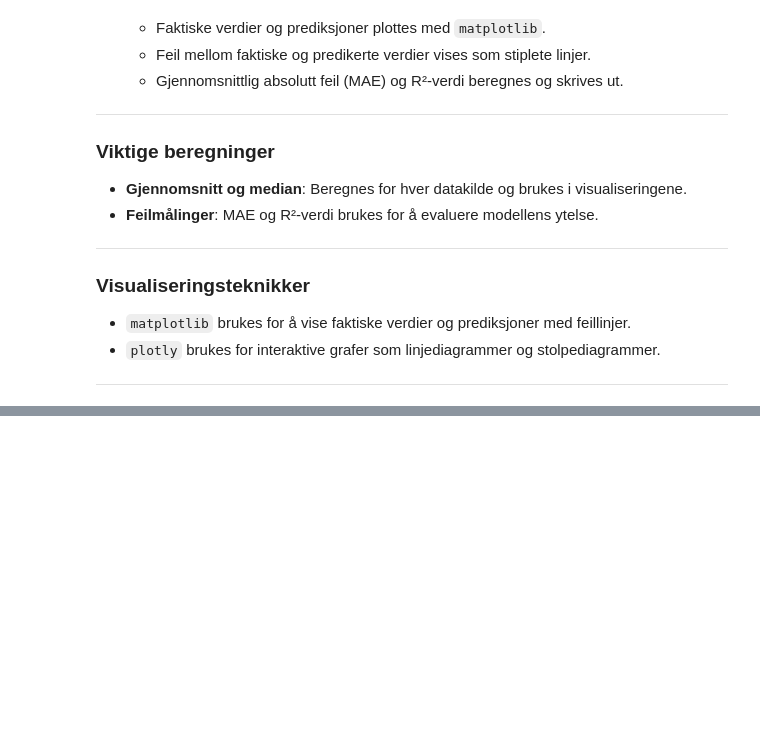
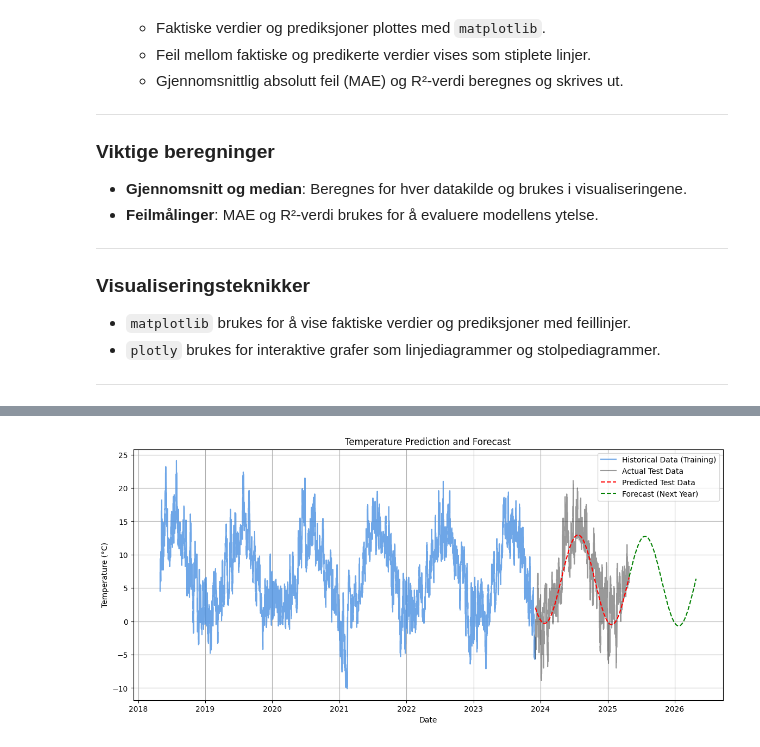
Before and after one commit to Trankevin01/Miljoedataanalyseapplikasjon, a Jupyter notebook: proj_environment/notebooks/3. Plotting av data.ipynb, the cells around one changed output, grey strips where cells are left out. Drawn from its saved outputs; the diff is of its cells as text; code cells hidden in the pictures; blank space fills up the shorter version.

Commit message:
Fikset forecastingen

```diff
--- a/proj_environment/notebooks/3. Plotting av data.ipynb
+++ b/proj_environment/notebooks/3. Plotting av data.ipynb
@@ -40,3 +40,84 @@ Koden starter med å importere nødvendige biblioteker for dataanalyse, maskinl
 - `plotly` brukes for interaktive grafer som linjediagrammer og stolpediagrammer.
 
 ---
+# %%
+# Import necessary libraries
+import matplotlib.pyplot as plt
+from sklearn.linear_model import LinearRegression
+from sklearn.metrics import mean_squared_error
+import pandas as pd
+
+# Load temperature data
+temperature_data = pd.read_csv("../data/temperature_data.csv")
+
+# Convert referenceTime to datetime
+temperature_data['referenceTime'] = pd.to_datetime(temperature_data['referenceTime'], errors='coerce')
+
+# Drop rows with invalid datetime values
+temperature_data = temperature_data.dropna(subset=['referenceTime'])
+
+# Feature Engineering: Add day count and seasonality features
+temperature_data['Day'] = (temperature_data['referenceTime'] - temperature_data['referenceTime'].min()).dt.days
+temperature_data['Sin_Day'] = np.sin(2 * np.pi * temperature_data['Day'] / 365)
+temperature_data['Cos_Day'] = np.cos(2 * np.pi * temperature_data['Day'] / 365)
+
+# Split into training and testing sets
+train_size = int(0.8 * len(temperature_data))
+train = temperature_data.iloc[:train_size]
+test = temperature_data.iloc[train_size:]
+
+X_train = train[['Day', 'Sin_Day', 'Cos_Day']]
+y_train = train['value']
+
+X_test = test[['Day', 'Sin_Day', 'Cos_Day']]
+y_test = test['value']
+
+# Train Linear Regression Model
+model = LinearRegression()
+model.fit(X_train, y_train)
+
+# Make Predictions
+y_pred = model.predict(X_test)
+
+# Evaluate the model
+mse = mean_squared_error(y_test, y_pred)
+print(f"Mean Squared Error (MSE) on Test Set: {mse:.3f}")
+
+# Generate future dates for the next year
+future_days = 365
+last_day = temperature_data['referenceTime'].max()
+future_dates = pd.date_range(start=last_day + pd.Timedelta(days=1), periods=future_days)
+
+# Create a DataFrame for future dates
+future_data = pd.DataFrame({'referenceTime': future_dates})
+future_data['Day'] = (future_data['referenceTime'] - temperature_data['referenceTime'].min()).dt.days
+future_data['Sin_Day'] = np.sin(2 * np.pi * future_data['Day'] / 365)
+future_data['Cos_Day'] = np.cos(2 * np.pi * future_data['Day'] / 365)
+
+# Predict future temperatures
+X_future = future_data[['Day', 'Sin_Day', 'Cos_Day']]
+future_data['Predicted_Temperature'] = model.predict(X_future)
+
+# Plot the results including the forecast
+plt.figure(figsize=(14, 6))
+
+# Plot historical data (training data only) with a warmer blue
+plt.plot(train['referenceTime'], y_train, label='Historical Data (Training)', color='#4a90e2', alpha=0.8)
+
+# Plot actual test data
+plt.plot(test['referenceTime'], y_test, label='Actual Test Data', color='black', alpha=0.4)
+
+# Plot predicted test data
+plt.plot(test['referenceTime'], y_pred, label='Predicted Test Data', linestyle='--', color='red')
+
+# Plot forecast for the next year
+plt.plot(future_data['referenceTime'], future_data['Predicted_Temperature'], label='Forecast (Next Year)', linestyle='--', color='green')
+
+# Add title and labels
+plt.title('Temperature Prediction and Forecast')
+plt.xlabel('Date')
+plt.ylabel('Temperature (°C)')
+plt.legend()
+plt.grid(True)
+plt.show()
+# %% [output]
@@ -43,3 +125,4 @@ Koden starter med å importere nødvendige biblioteker for dataanalyse, maskinl
+[figure, added]
 # %%
 import matplotlib.pyplot as plt
 import plotly.graph_objects as go
```
Also changed, not shown: parts of 5 cells of this notebook, 5 other files.
